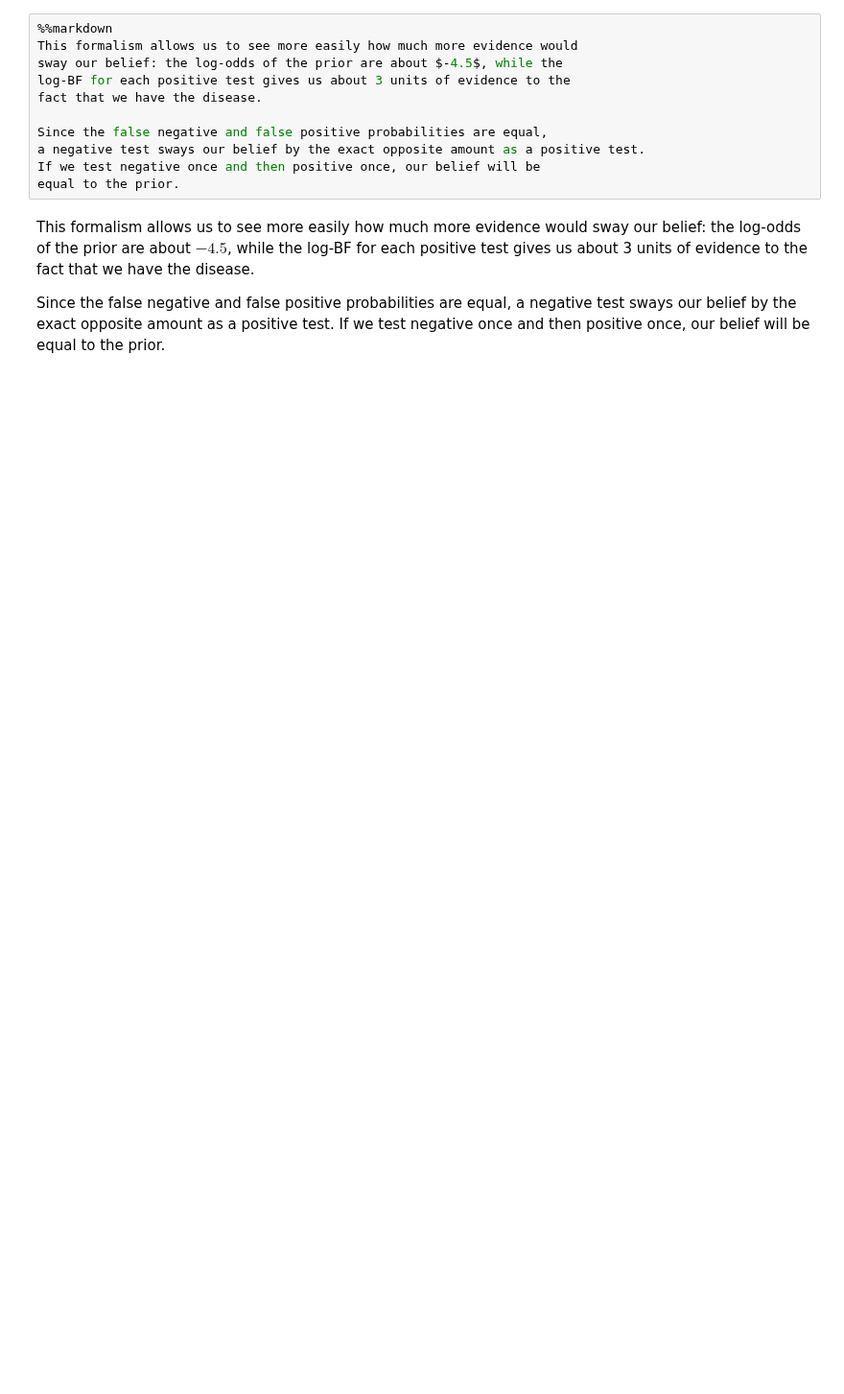
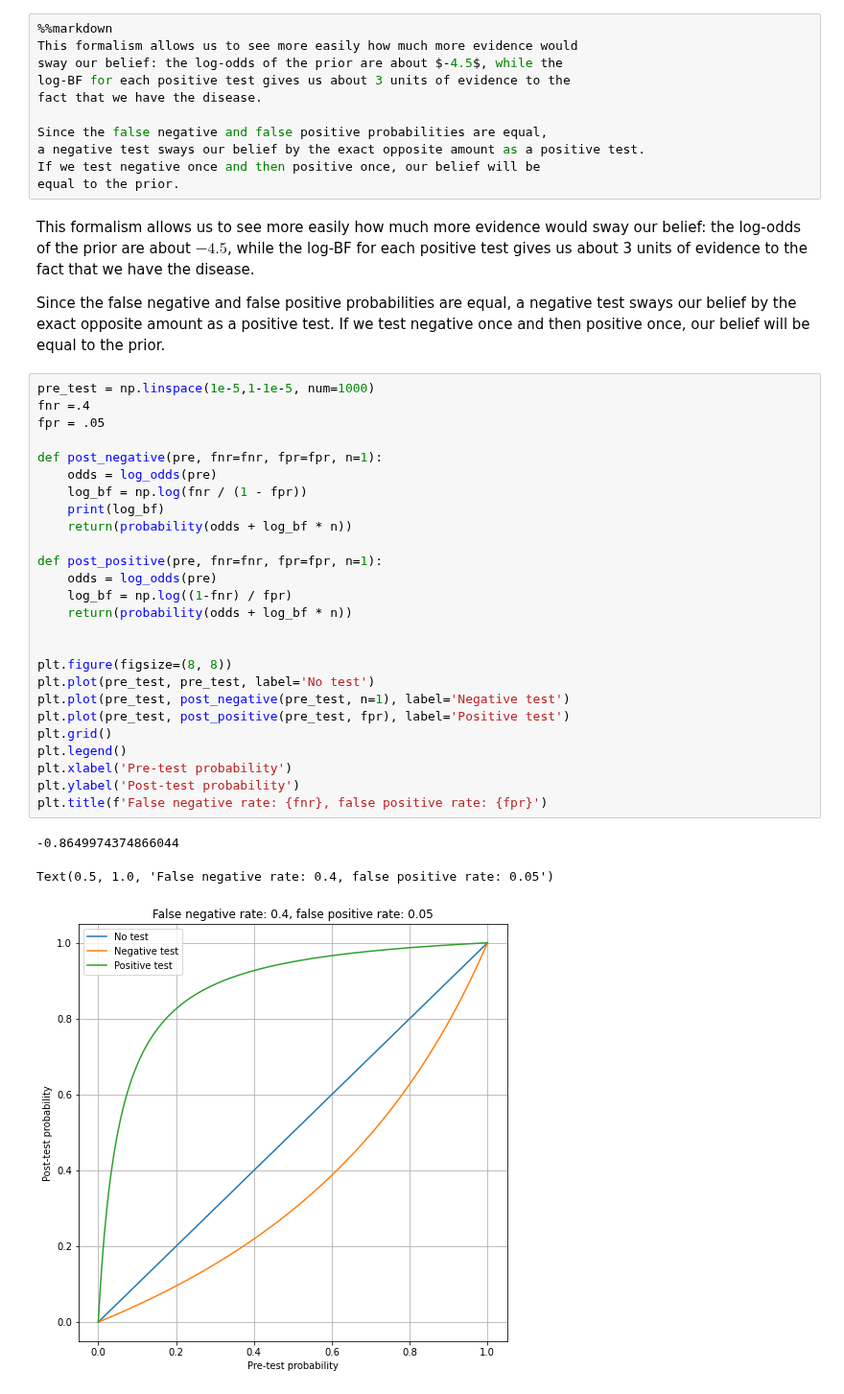
Before and after one commit to jacopok/notes, a Jupyter notebook: ap_third_semester/astrostat_homework/exercises_123.ipynb, the cells around one changed output. Shown at 96% size. Cells and saved outputs as stored; diff of their text form; blank space fills up the shorter version.

```diff
--- a/ap_third_semester/astrostat_homework/exercises_123.ipynb
+++ b/ap_third_semester/astrostat_homework/exercises_123.ipynb
@@ -446,3 +451,33 @@ Since the false negative and false positive probabilities are equal,
 a negative test sways our belief by the exact opposite amount as a positive test.
 If we test negative once and then positive once, our belief will be
 equal to the prior.
+# %%
+pre_test = np.linspace(1e-5,1-1e-5, num=1000)
+fnr =.4
+fpr = .05
+
+def post_negative(pre, fnr=fnr, fpr=fpr, n=1):
+    odds = log_odds(pre)
+    log_bf = np.log(fnr / (1 - fpr))
+    print(log_bf)
+    return(probability(odds + log_bf * n))
+
+def post_positive(pre, fnr=fnr, fpr=fpr, n=1):
+    odds = log_odds(pre)
+    log_bf = np.log((1-fnr) / fpr)
+    return(probability(odds + log_bf * n))
+
+
+plt.figure(figsize=(8, 8))
+plt.plot(pre_test, pre_test, label='No test')
+plt.plot(pre_test, post_negative(pre_test, n=1), label='Negative test')
+plt.plot(pre_test, post_positive(pre_test, fpr), label='Positive test')
+plt.grid()
+plt.legend()
+plt.xlabel('Pre-test probability')
+plt.ylabel('Post-test probability')
+plt.title(f'False negative rate: {fnr}, false positive rate: {fpr}')
+# %% [output]
+-0.8649974374866044
+Text(0.5, 1.0, 'False negative rate: 0.4, false positive rate: 0.05')
+[figure, added]
```
Also changed, not shown: parts of 2 cells of this notebook, 4 other files.
